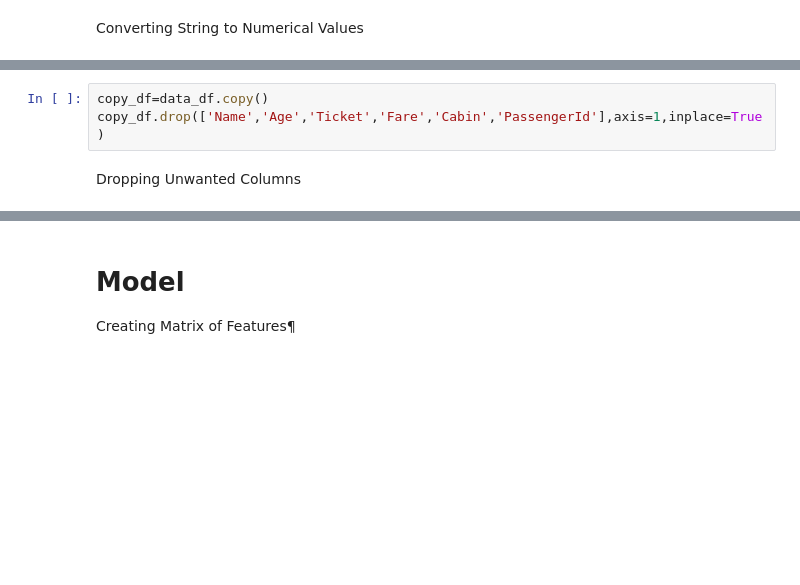
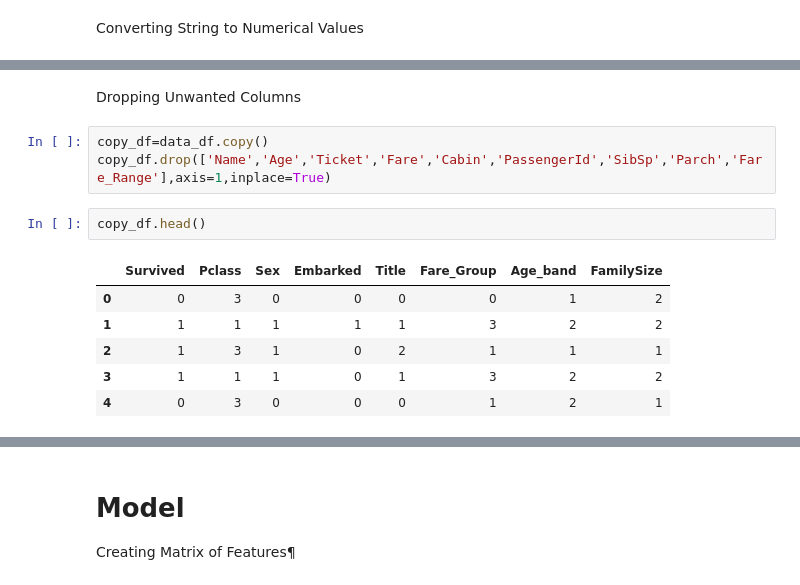
Before and after one commit to EllaRashty/Machine-Learning, a Jupyter notebook: ML_2020_ex1.ipynb, the cells around one changed output, grey strips where cells are left out. Cells and saved outputs as stored; diff of their text form; blank space fills up the shorter version.

```diff
--- a/ML_2020_ex1.ipynb
+++ b/ML_2020_ex1.ipynb
@@ -472,11 +445,20 @@ data_df.head()
 | 2 | 3 | 1 | 3 | Heikkinen, Miss. Laina | 1 | 26.0 | 0 | 0 | STON/O2. 3101282 | 7.9250 | ... |
 | 3 | 4 | 1 | 1 | Futrelle, Mrs. Jacques Heath (Lil... | 1 | 35.0 | 1 | 0 | 113803 | 53.1000 | ... |
 | 4 | 5 | 0 | 3 | Allen, Mr. William Henry | 0 | 35.0 | 0 | 0 | 373450 | 8.0500 | ... |
-# %%
-copy_df=data_df.copy()
-copy_df.drop(['Name','Age','Ticket','Fare','Cabin','PassengerId'],axis=1,inplace=True)
 # %% [markdown]
 Dropping Unwanted Columns
+# %%
+copy_df=data_df.copy()
+copy_df.drop(['Name','Age','Ticket','Fare','Cabin','PassengerId','SibSp','Parch','Fare_Range'],axis=1,inplace=True)
+# %%
+copy_df.head()
+# %% [output]
+|  | Survived | Pclass | Sex | Embarked | Title | Fare_Group | Age_band | FamilySize |
+| 0 | 0 | 3 | 0 | 0 | 0 | 0 | 1 | 2 |
+| 1 | 1 | 1 | 1 | 1 | 1 | 3 | 2 | 2 |
+| 2 | 1 | 3 | 1 | 0 | 2 | 1 | 1 | 1 |
+| 3 | 1 | 1 | 1 | 0 | 1 | 3 | 2 | 2 |
+| 4 | 0 | 3 | 0 | 0 | 0 | 1 | 2 | 1 |
 # %%
 plt.figure(figsize=(12,10))
 cor = np.abs(copy_df.corr())
```
Also changed, not shown: parts of 56 cells of this notebook.
